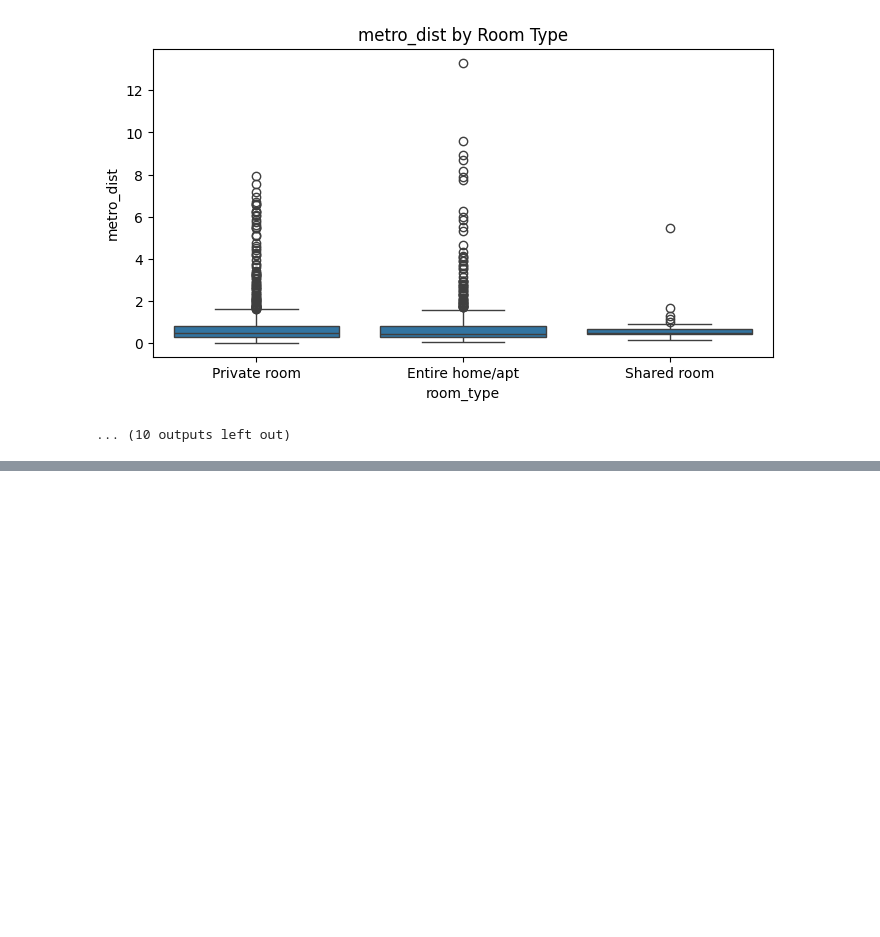
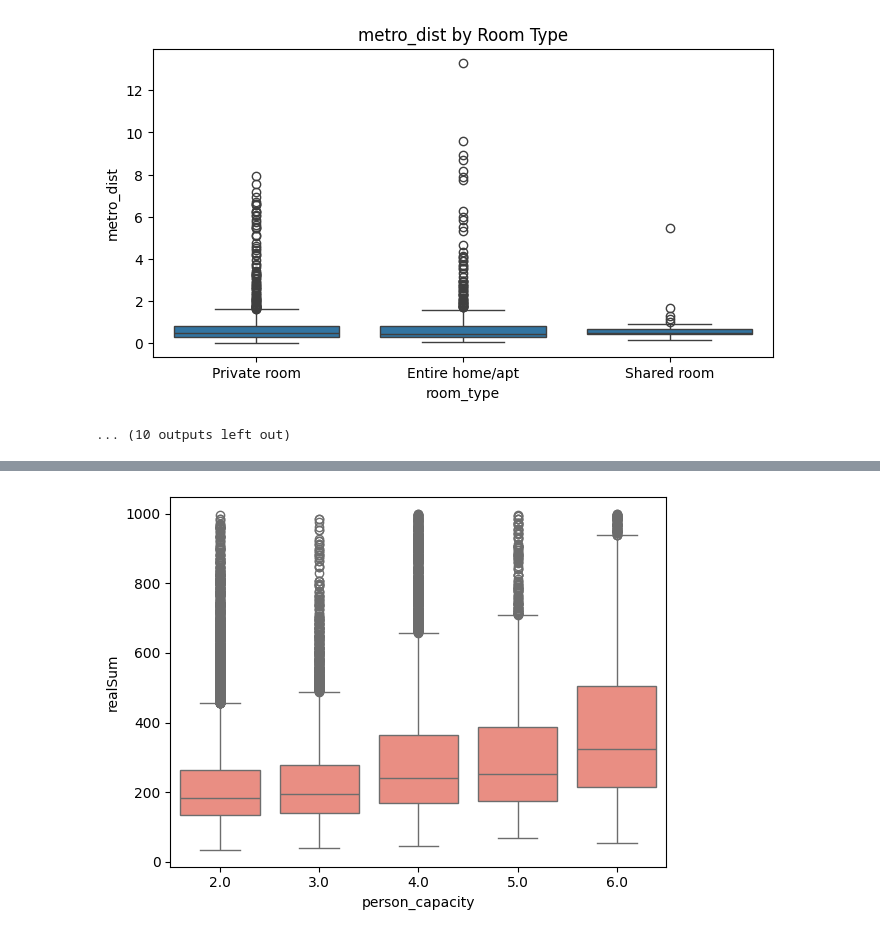
Before and after one commit to AddiH/DataScienceExam, a Jupyter notebook: nbs/data_explore.ipynb, the cells around one changed output, grey strips where cells are left out. Saved outputs shown, nothing was run; the diff lists cells and outputs as text; code cells hidden in the pictures; blank space fills up the shorter version.

```diff
--- a/nbs/data_explore.ipynb
+++ b/nbs/data_explore.ipynb
@@ -80,0 +89,6 @@ plt.show()
+# %%
+filter_data = data[data['realSum'] < 1000]
+sns.boxplot(x=filter_data['person_capacity'], y=filter_data['realSum'], color='salmon')
+plt.show()
+# %% [output]
+[figure, added]
```
Also changed, not shown: parts of 2 cells of this notebook, 5 other files.
